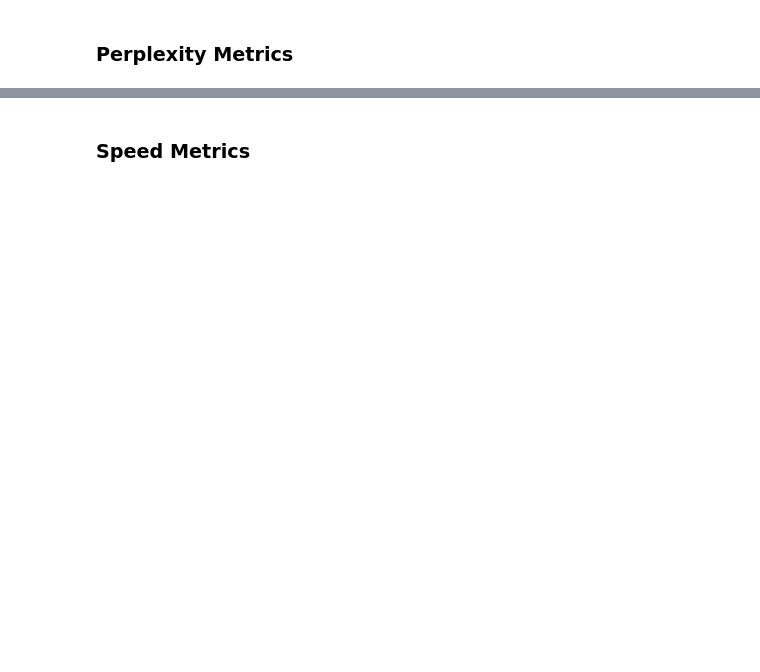
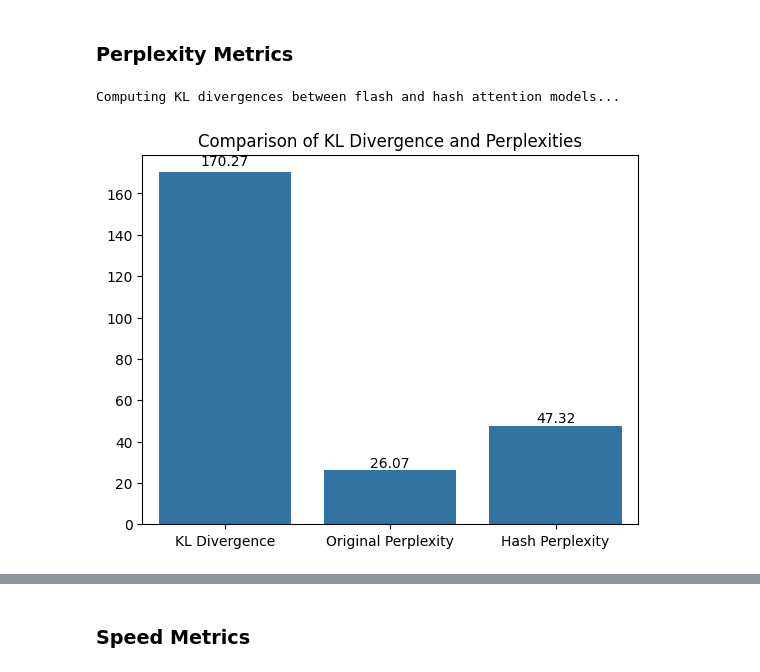
Before and after one commit to raayandhar/SCFA, a Jupyter notebook: experiments/monkeypatching.ipynb, the cells around one changed output, grey strips where cells are left out. Drawn from its saved outputs; the diff is of its cells as text; code cells hidden in the pictures; blank space fills up the shorter version.

```diff
--- a/experiments/monkeypatching.ipynb
+++ b/experiments/monkeypatching.ipynb
@@ -420,7 +362,7 @@ from tqdm import tqdm
 
 # Load a slice of the FineWeb dataset
 fineweb_dataset = datasets.load_dataset("HuggingFaceFW/fineweb", "sample-10BT", split="train", streaming=True)
-fineweb_sample = fineweb_dataset.take(100)
+fineweb_sample = fineweb_dataset.take(1000)
 tokenizer.pad_token = tokenizer.eos_token
 
 # Function to compute KL divergence between original and hash model
@@ -469,30 +411,33 @@ def compute_fineweb_metrics(original_model, hash_model, tokenizer, texts, max_le
             hash_perplexity = torch.exp(hash_loss).item()
 
             original_perplexities.append(original_perplexity)
             hash_perplexities.append(hash_perplexity)
 
     return {
         'kl_divergences': kl_divergences,
         'original_perplexities': original_perplexities,
         'hash_perplexities': hash_perplexities
     }
 # Extract texts from the dataset
 texts = [sample['text'] for sample in fineweb_sample]
 
 print("Computing KL divergences between flash and hash attention models...")
 kl_divs = compute_fineweb_metrics(model, hash_model, tokenizer, texts)
 
 # Create the bar plot
 ax = sns.barplot(x=["KL Divergence", "Original Perplexity", "Hash Perplexity"],
                  y=[np.mean(kl_divs['kl_divergences']),
                     np.mean(kl_divs['original_perplexities']),
                     np.mean(kl_divs['hash_perplexities'])])
 
 # Add value labels on top of each bar
 for i, v in enumerate([np.mean(kl_divs['kl_divergences']),
                        np.mean(kl_divs['original_perplexities']),
                        np.mean(kl_divs['hash_perplexities'])]):
     ax.text(i, v + v*0.01, f'{v:.2f}', ha='center', va='bottom')
 
 plt.title('Comparison of KL Divergence and Perplexities')
 plt.show()
+# %% [output]
+Computing KL divergences between flash and hash attention models...
+[figure, added]
```
Also changed, not shown: parts of 12 cells of this notebook, 5 other files.
